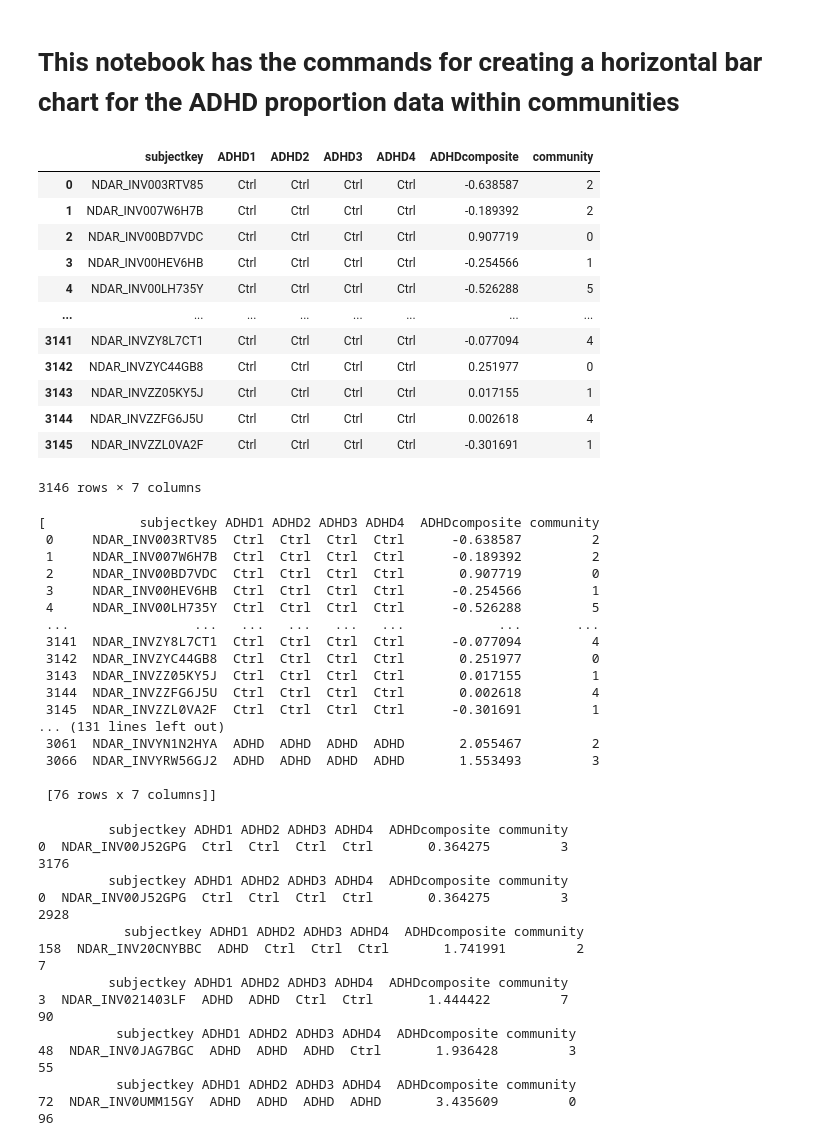
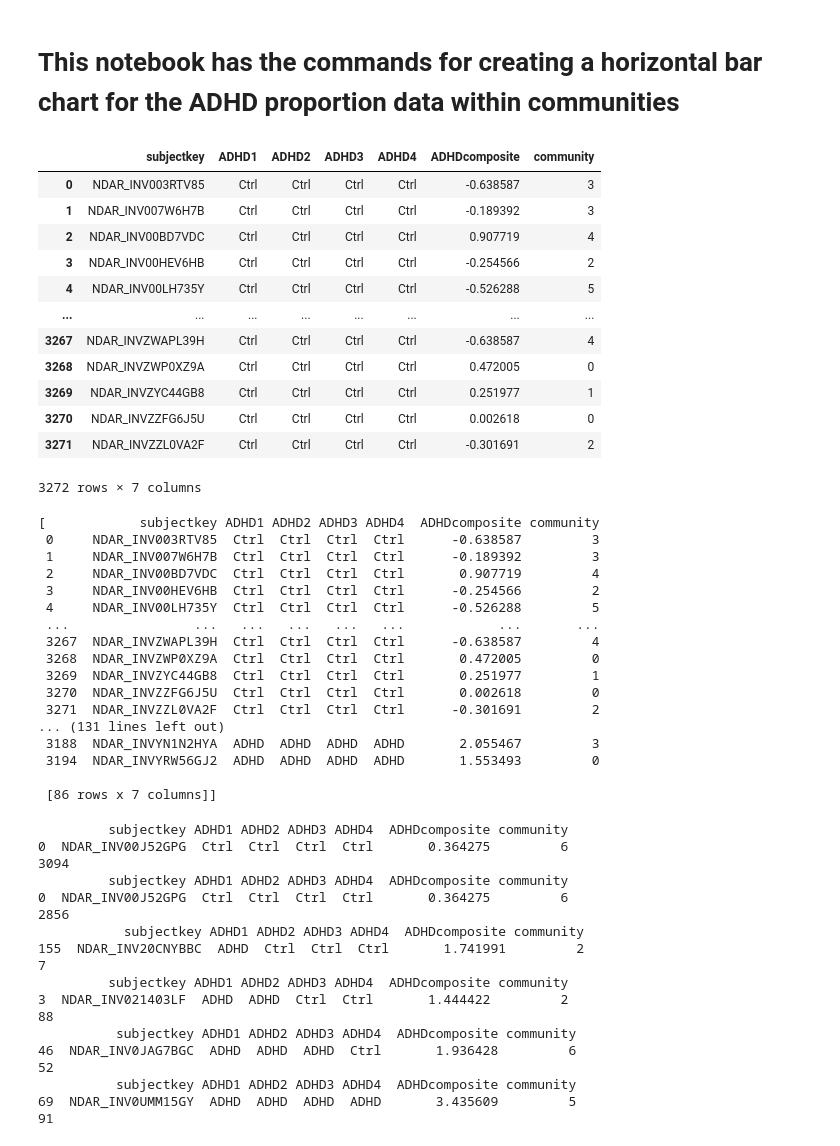
Before and after one commit to lundq163/FRF_results_viz, a Jupyter notebook: refactor/ADHD_horiz_label_fig.ipynb, the cells around one changed output. Saved outputs shown, nothing was run; the diff lists cells and outputs as text; code cells hidden in the pictures.

```diff
--- a/refactor/ADHD_horiz_label_fig.ipynb
+++ b/refactor/ADHD_horiz_label_fig.ipynb
@@ -5,24 +5,26 @@ import pandas as pd
 import seaborn as sns
 import matplotlib.pyplot as plt
 # %%
-filtered_data_arms1 = pd.read_csv("/home/faird/lundq163/projects/FRF_results_viz/GBM_work/list_ADHDscores_ARMS2_arms1xgb_merged.csv")
-filtered_data_arms2= pd.read_csv("/home/faird/lundq163/projects/FRF_results_viz/GBM_work/list_ADHDscores_ARMS1_arms2xgb_merged.csv")
+filtered_data_arms1 = pd.read_csv("/home/faird/lundq163/projects/FRF_results_viz/GBM_work/fluid_ADHDscores_ARMS2_arms1xgb_merged.csv")
+filtered_data_arms2= pd.read_csv("/home/faird/lundq163/projects/FRF_results_viz/GBM_work/fluid_ADHDscores_ARMS1_arms2xgb_merged.csv")
+#filtered_data_arms1 = pd.read_csv("/home/faird/lundq163/projects/FRF_results_viz/GBM_work/list_ADHDscores_ARMS2_arms1xgb_merged.csv")
+#filtered_data_arms2= pd.read_csv("/home/faird/lundq163/projects/FRF_results_viz/GBM_work/list_ADHDscores_ARMS1_arms2xgb_merged.csv")
 #data_arms2 = pd.read_csv("/home/feczk001/shared/projects/FEZ_USERS/feczk001/UPPS_ABCD_FRF/code/jacob/ADHDscores_list_ARMS2_merged.csv")
 filtered_data_arms2
 # %% [output]
 |  | subjectkey | ADHD1 | ADHD2 | ADHD3 | ADHD4 | ADHDcomposite | community |
-| 0 | NDAR_INV003RTV85 | Ctrl | Ctrl | Ctrl | Ctrl | -0.638587 | 2 |
-| 1 | NDAR_INV007W6H7B | Ctrl | Ctrl | Ctrl | Ctrl | -0.189392 | 2 |
-| 2 | NDAR_INV00BD7VDC | Ctrl | Ctrl | Ctrl | Ctrl | 0.907719 | 0 |
-| 3 | NDAR_INV00HEV6HB | Ctrl | Ctrl | Ctrl | Ctrl | -0.254566 | 1 |
+| 0 | NDAR_INV003RTV85 | Ctrl | Ctrl | Ctrl | Ctrl | -0.638587 | 3 |
+| 1 | NDAR_INV007W6H7B | Ctrl | Ctrl | Ctrl | Ctrl | -0.189392 | 3 |
+| 2 | NDAR_INV00BD7VDC | Ctrl | Ctrl | Ctrl | Ctrl | 0.907719 | 4 |
+| 3 | NDAR_INV00HEV6HB | Ctrl | Ctrl | Ctrl | Ctrl | -0.254566 | 2 |
 | 4 | NDAR_INV00LH735Y | Ctrl | Ctrl | Ctrl | Ctrl | -0.526288 | 5 |
 | ... | ... | ... | ... | ... | ... | ... | ... |
-| 3141 | NDAR_INVZY8L7CT1 | Ctrl | Ctrl | Ctrl | Ctrl | -0.077094 | 4 |
-| 3142 | NDAR_INVZYC44GB8 | Ctrl | Ctrl | Ctrl | Ctrl | 0.251977 | 0 |
-| 3143 | NDAR_INVZZ05KY5J | Ctrl | Ctrl | Ctrl | Ctrl | 0.017155 | 1 |
-| 3144 | NDAR_INVZZFG6J5U | Ctrl | Ctrl | Ctrl | Ctrl | 0.002618 | 4 |
-| 3145 | NDAR_INVZZL0VA2F | Ctrl | Ctrl | Ctrl | Ctrl | -0.301691 | 1 |
+| 3267 | NDAR_INVZWAPL39H | Ctrl | Ctrl | Ctrl | Ctrl | -0.638587 | 4 |
+| 3268 | NDAR_INVZWP0XZ9A | Ctrl | Ctrl | Ctrl | Ctrl | 0.472005 | 0 |
+| 3269 | NDAR_INVZYC44GB8 | Ctrl | Ctrl | Ctrl | Ctrl | 0.251977 | 1 |
+| 3270 | NDAR_INVZZFG6J5U | Ctrl | Ctrl | Ctrl | Ctrl | 0.002618 | 0 |
+| 3271 | NDAR_INVZZL0VA2F | Ctrl | Ctrl | Ctrl | Ctrl | -0.301691 | 2 |
-3146 rows × 7 columns
+3272 rows × 7 columns
 # %%
 #currently keeping all communities, regardless of size, because we are trying to evaluate across the arms with the overfit xgb model
 
@@ -73,22 +75,22 @@ groups_arms2 = [filtered_data_arms2] + [filter_adhd(filtered_data_arms2, **cond)
 groups_arms2
 # %% [output]
 [            subjectkey ADHD1 ADHD2 ADHD3 ADHD4  ADHDcomposite community
- 0     NDAR_INV003RTV85  Ctrl  Ctrl  Ctrl  Ctrl      -0.638587         2
- 1     NDAR_INV007W6H7B  Ctrl  Ctrl  Ctrl  Ctrl      -0.189392         2
- 2     NDAR_INV00BD7VDC  Ctrl  Ctrl  Ctrl  Ctrl       0.907719         0
- 3     NDAR_INV00HEV6HB  Ctrl  Ctrl  Ctrl  Ctrl      -0.254566         1
+ 0     NDAR_INV003RTV85  Ctrl  Ctrl  Ctrl  Ctrl      -0.638587         3
+ 1     NDAR_INV007W6H7B  Ctrl  Ctrl  Ctrl  Ctrl      -0.189392         3
+ 2     NDAR_INV00BD7VDC  Ctrl  Ctrl  Ctrl  Ctrl       0.907719         4
+ 3     NDAR_INV00HEV6HB  Ctrl  Ctrl  Ctrl  Ctrl      -0.254566         2
  4     NDAR_INV00LH735Y  Ctrl  Ctrl  Ctrl  Ctrl      -0.526288         5
  ...                ...   ...   ...   ...   ...            ...       ...
- 3141  NDAR_INVZY8L7CT1  Ctrl  Ctrl  Ctrl  Ctrl      -0.077094         4
- 3142  NDAR_INVZYC44GB8  Ctrl  Ctrl  Ctrl  Ctrl       0.251977         0
- 3143  NDAR_INVZZ05KY5J  Ctrl  Ctrl  Ctrl  Ctrl       0.017155         1
- 3144  NDAR_INVZZFG6J5U  Ctrl  Ctrl  Ctrl  Ctrl       0.002618         4
- 3145  NDAR_INVZZL0VA2F  Ctrl  Ctrl  Ctrl  Ctrl      -0.301691         1
+ 3267  NDAR_INVZWAPL39H  Ctrl  Ctrl  Ctrl  Ctrl      -0.638587         4
+ 3268  NDAR_INVZWP0XZ9A  Ctrl  Ctrl  Ctrl  Ctrl       0.472005         0
+ 3269  NDAR_INVZYC44GB8  Ctrl  Ctrl  Ctrl  Ctrl       0.251977         1
+ 3270  NDAR_INVZZFG6J5U  Ctrl  Ctrl  Ctrl  Ctrl       0.002618         0
+ 3271  NDAR_INVZZL0VA2F  Ctrl  Ctrl  Ctrl  Ctrl      -0.301691         2
 ... (131 lines left out)
- 3061  NDAR_INVYN1N2HYA  ADHD  ADHD  ADHD  ADHD       2.055467         2
- 3066  NDAR_INVYRW56GJ2  ADHD  ADHD  ADHD  ADHD       1.553493         3
+ 3188  NDAR_INVYN1N2HYA  ADHD  ADHD  ADHD  ADHD       2.055467         3
+ 3194  NDAR_INVYRW56GJ2  ADHD  ADHD  ADHD  ADHD       1.553493         0
 
- [76 rows x 7 columns]]
+ [86 rows x 7 columns]]
 # %%
 #better display of the counts
 
@@ -100,23 +102,23 @@ for group in groups_arms1:
 #outputs are in order: total, no adhd, adhd1, adhd2, adhd3, adhd4
 # %% [output]
          subjectkey ADHD1 ADHD2 ADHD3 ADHD4  ADHDcomposite community
-0  NDAR_INV00J52GPG  Ctrl  Ctrl  Ctrl  Ctrl       0.364275         3
-3176
+0  NDAR_INV00J52GPG  Ctrl  Ctrl  Ctrl  Ctrl       0.364275         6
+3094
          subjectkey ADHD1 ADHD2 ADHD3 ADHD4  ADHDcomposite community
-0  NDAR_INV00J52GPG  Ctrl  Ctrl  Ctrl  Ctrl       0.364275         3
-2928
+0  NDAR_INV00J52GPG  Ctrl  Ctrl  Ctrl  Ctrl       0.364275         6
+2856
            subjectkey ADHD1 ADHD2 ADHD3 ADHD4  ADHDcomposite community
-158  NDAR_INV20CNYBBC  ADHD  Ctrl  Ctrl  Ctrl       1.741991         2
+155  NDAR_INV20CNYBBC  ADHD  Ctrl  Ctrl  Ctrl       1.741991         2
 7
          subjectkey ADHD1 ADHD2 ADHD3 ADHD4  ADHDcomposite community
-3  NDAR_INV021403LF  ADHD  ADHD  Ctrl  Ctrl       1.444422         7
-90
+3  NDAR_INV021403LF  ADHD  ADHD  Ctrl  Ctrl       1.444422         2
+88
           subjectkey ADHD1 ADHD2 ADHD3 ADHD4  ADHDcomposite community
-48  NDAR_INV0JAG7BGC  ADHD  ADHD  ADHD  Ctrl       1.936428         3
-55
+46  NDAR_INV0JAG7BGC  ADHD  ADHD  ADHD  Ctrl       1.936428         6
+52
           subjectkey ADHD1 ADHD2 ADHD3 ADHD4  ADHDcomposite community
-72  NDAR_INV0UMM15GY  ADHD  ADHD  ADHD  ADHD       3.435609         0
-96
+69  NDAR_INV0UMM15GY  ADHD  ADHD  ADHD  ADHD       3.435609         5
+91
 # %%
 for group in groups_arms2:
     if not group.empty:
```
Also changed, not shown: parts of 6 cells of this notebook, 16 other files.
